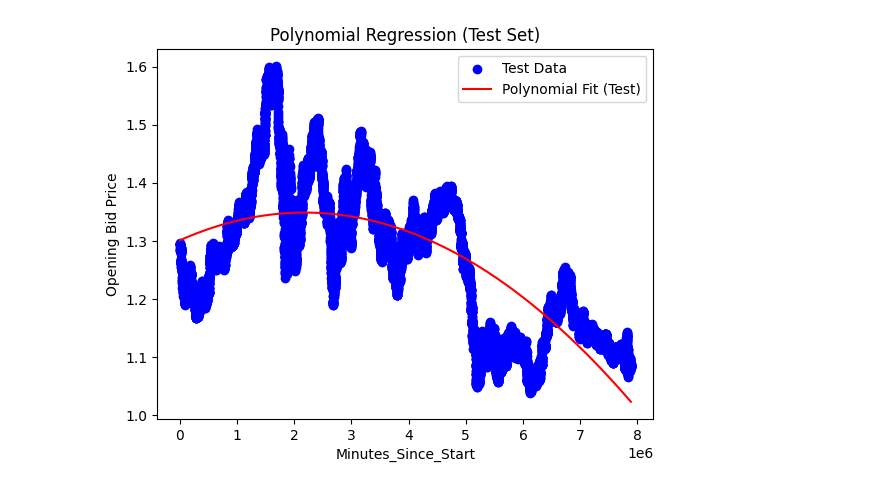
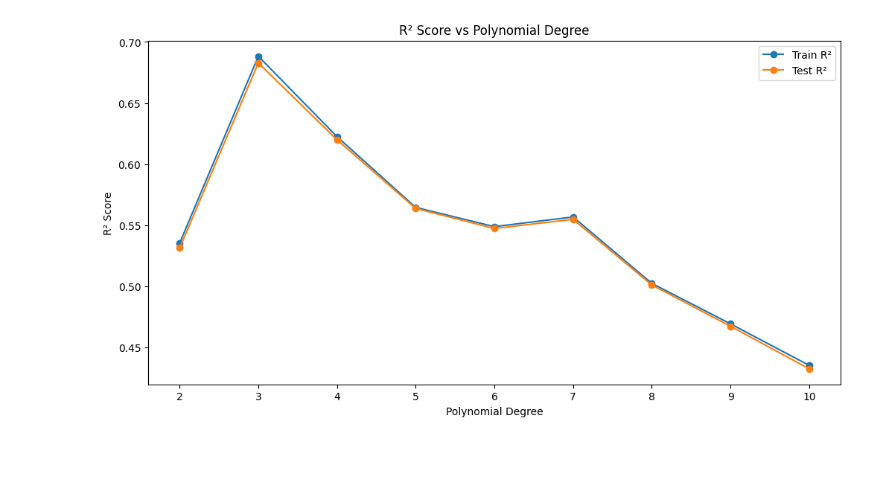
Before and after one commit to fidelismee/ML, a Jupyter notebook: Forex/EURUSD/eurusd_hour.csv/poli.ipynb, the cells around one changed output. Drawn from its saved outputs; the diff is of its cells as text; code cells hidden in the pictures; blank space fills up the shorter version.

Commit message:
comparing degree

```diff
--- a/Forex/EURUSD/eurusd_hour.csv/poli.ipynb
+++ b/Forex/EURUSD/eurusd_hour.csv/poli.ipynb
@@ -7,8 +7,10 @@ from sklearn.linear_model import LinearRegression
 from sklearn.metrics import mean_squared_error, r2_score
 from sklearn.model_selection import train_test_split
 
+# Load the data
 df = pd.read_csv('eurusd_hour.csv')
 
+# Rename columns to more descriptive names
 df.rename(columns={
     'BO': 'Opening bid price',
     'BH': 'Highest bid price',
@@ -41,44 +43,59 @@ y1 = df[['Opening bid price']]
 # Split the data into training and testing sets (80% train, 20% test)
 x_train, x_test, y_train, y_test = train_test_split(x1, y1, test_size=0.2, random_state=42)
 
-# Transform the data to include polynomial features
-poly = PolynomialFeatures(degree=2)  # degree=2 for quadratic relationship
-x_train_poly = poly.fit_transform(x_train)
-x_test_poly = poly.transform(x_test)
+# Evaluate multiple polynomial degrees
+degrees = list(range(2, 11))
+train_r2_scores = []
+test_r2_scores = []
+train_mse_scores = []
+test_mse_scores = []
 
-# Fit the model on the training data
-model = LinearRegression()
-model.fit(x_train_poly, y_train)
+for degree in degrees:
+    # Create polynomial features
+    poly = PolynomialFeatures(degree=degree)
+    x_train_poly = poly.fit_transform(x_train)
+    x_test_poly = poly.transform(x_test)
 
-# Predict using the model on both training and testing data
-y_train_pred = model.predict(x_train_poly)
-y_test_pred = model.predict(x_test_poly)
+    # Fit the model
+    model = LinearRegression()
+    model.fit(x_train_poly, y_train)
 
-# Calculate metrics for training data
-train_mse = mean_squared_error(y_train, y_train_pred)
-train_r2 = r2_score(y_train, y_train_pred)
+    # Predict using the model
+    y_train_pred = model.predict(x_train_poly)
+    y_test_pred = model.predict(x_test_poly)
 
-# Calculate metrics for testing data
-test_mse = mean_squared_error(y_test, y_test_pred)
-test_r2 = r2_score(y_test, y_test_pred)
+    # Calculate R² and MSE for training and testing data
+    train_r2_scores.append(r2_score(y_train, y_train_pred))
+    test_r2_scores.append(r2_score(y_test, y_test_pred))
+    train_mse_scores.append(mean_squared_error(y_train, y_train_pred))
+    test_mse_scores.append(mean_squared_error(y_test, y_test_pred))
 
-print(f"Training Mean Squared Error: {train_mse}")
-print(f"Training R^2 Score: {train_r2}")
-print(f"Testing Mean Squared Error: {test_mse}")
-print(f"Testing R^2 Score: {test_r2}")
+# Display results for each degree
+for i, degree in enumerate(degrees):
+    print(f"Degree {degree}:")
+    print(f"  Train R² Score: {train_r2_scores[i]}")
+    print(f"  Test R² Score: {test_r2_scores[i]}")
+    print(f"  Train MSE: {train_mse_scores[i]}")
+    print(f"  Test MSE: {test_mse_scores[i]}")
+    print()
 
-# Adjusted Plotting Code
-# Sort the test values for better visualization
-import operator
-sort_axis = operator.itemgetter(0)
-sorted_zip = sorted(zip(x_test['Minutes_Since_Start'], y_test_pred), key=sort_axis)
-x_test_sorted, y_test_pred_sorted = zip(*sorted_zip)
-
-plt.scatter(x_test, y_test, color='blue', label='Test Data')
-plt.plot(x_test_sorted, y_test_pred_sorted, color='red', label='Polynomial Fit (Test)')
-plt.xlabel('Minutes_Since_Start')
-plt.ylabel('Opening Bid Price')
-plt.title('Polynomial Regression (Test Set)')
+# Plotting R² Scores for comparison
+plt.figure(figsize=(12, 6))
+plt.plot(degrees, train_r2_scores, label='Train R²', marker='o')
+plt.plot(degrees, test_r2_scores, label='Test R²', marker='o')
+plt.xlabel('Polynomial Degree')
+plt.ylabel('R² Score')
+plt.title('R² Score vs Polynomial Degree')
 plt.legend()
 plt.show()
+
+# Plotting MSE for comparison
+plt.figure(figsize=(12, 6))
+plt.plot(degrees, train_mse_scores, label='Train MSE', marker='o')
+plt.plot(degrees, test_mse_scores, label='Test MSE', marker='o')
+plt.xlabel('Polynomial Degree')
+plt.ylabel('Mean Squared Error')
+plt.title('Mean Squared Error vs Polynomial Degree')
+plt.legend()
+plt.show()
 # %% [output]
@@ -89 +119 @@ Testing R^2 Score: 0.5313479030089978
-[figure, old version]
+[figure, new version]
```
Also changed, not shown: parts of 1 cell of this notebook.
